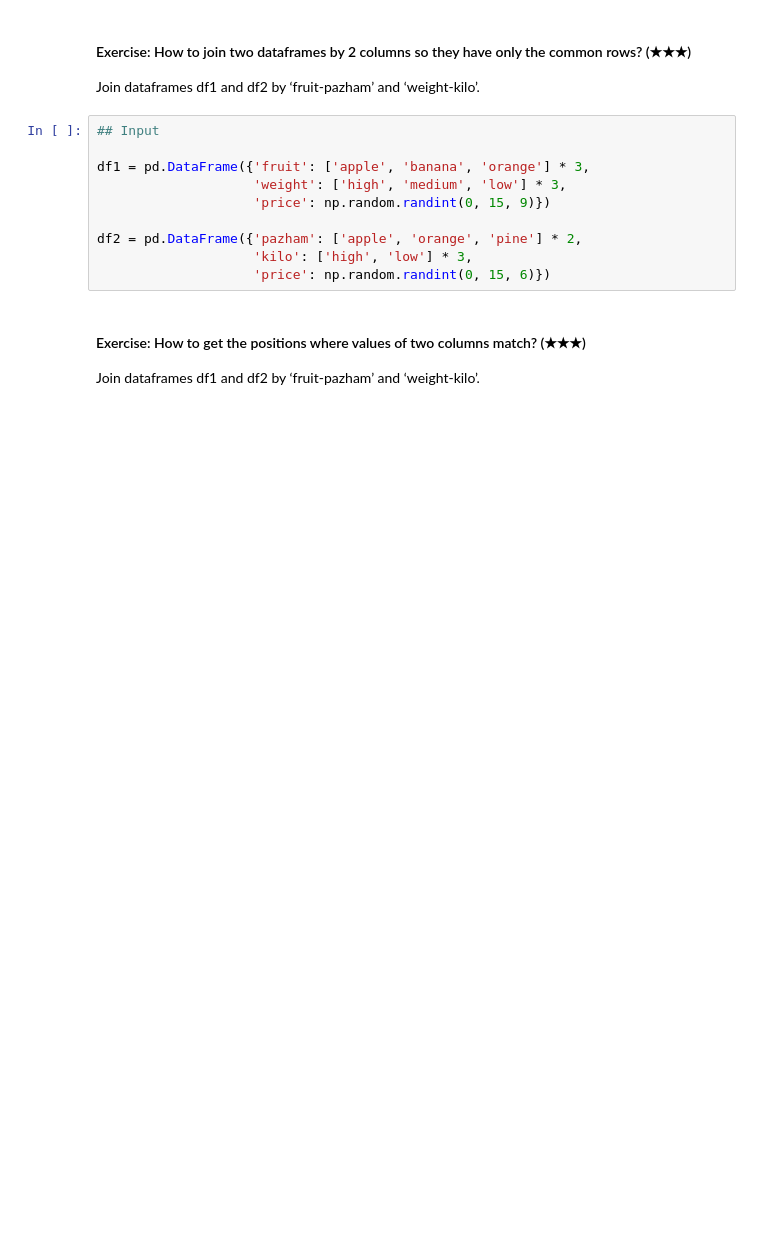
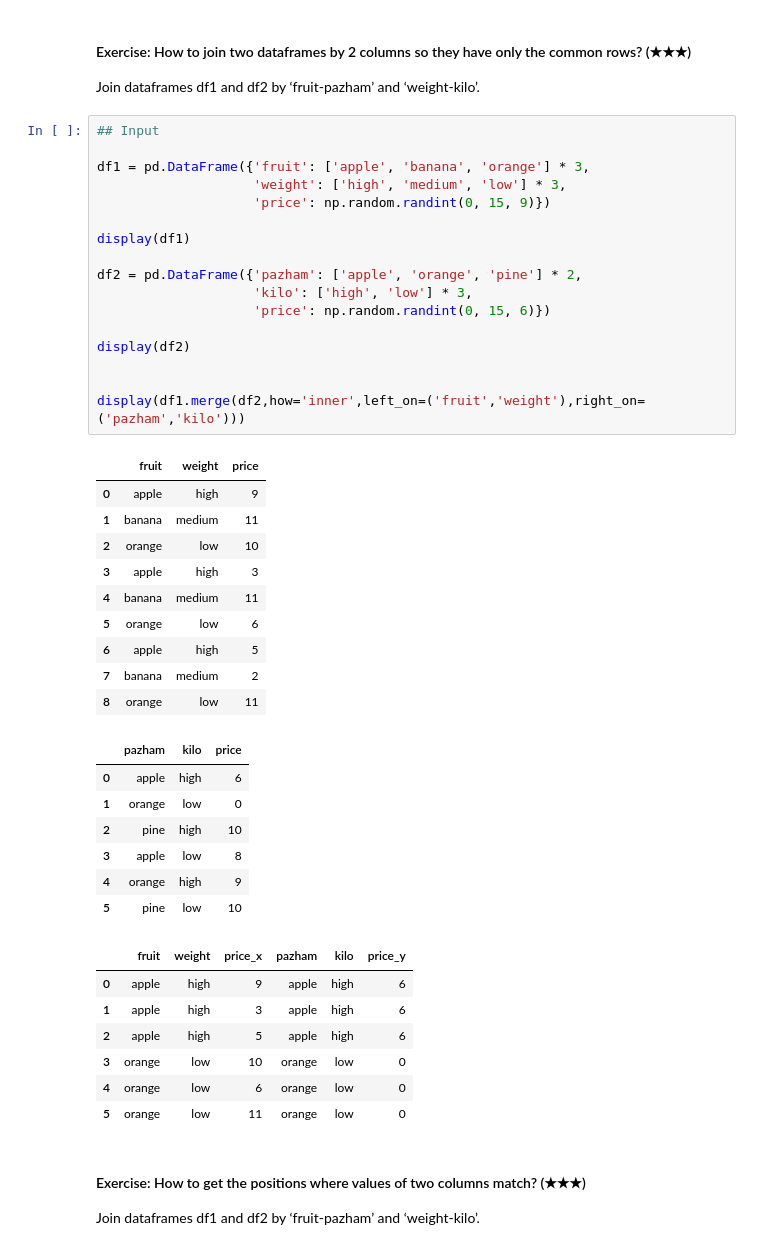
Before and after one commit to spannozzo/machine-learning-prework, a Jupyter notebook: 03-pandas/03.1-Intro-To-Pandas.ipynb, the cells around one changed output. Drawn from its saved outputs; the diff is of its cells as text; blank space fills up the shorter version.

```diff
--- a/03-pandas/03.1-Intro-To-Pandas.ipynb
+++ b/03-pandas/03.1-Intro-To-Pandas.ipynb
@@ -669,13 +880,45 @@ Join dataframes df1 and df2 by ‘fruit-pazham’ and ‘weight-kilo’.
 # %%
 ## Input
 
 df1 = pd.DataFrame({'fruit': ['apple', 'banana', 'orange'] * 3,
                     'weight': ['high', 'medium', 'low'] * 3,
                     'price': np.random.randint(0, 15, 9)})
 
+display(df1)
+
 df2 = pd.DataFrame({'pazham': ['apple', 'orange', 'pine'] * 2,
                     'kilo': ['high', 'low'] * 3,
                     'price': np.random.randint(0, 15, 6)})
+
+display(df2)
+
+
+display(df1.merge(df2,how='inner',left_on=('fruit','weight'),right_on=('pazham','kilo')))
+# %% [output]
+|  | fruit | weight | price |
+| 0 | apple | high | 9 |
+| 1 | banana | medium | 11 |
+| 2 | orange | low | 10 |
+| 3 | apple | high | 3 |
+| 4 | banana | medium | 11 |
+| 5 | orange | low | 6 |
+| 6 | apple | high | 5 |
+| 7 | banana | medium | 2 |
+| 8 | orange | low | 11 |
+|  | pazham | kilo | price |
+| 0 | apple | high | 6 |
+| 1 | orange | low | 0 |
+| 2 | pine | high | 10 |
+| 3 | apple | low | 8 |
+| 4 | orange | high | 9 |
+| 5 | pine | low | 10 |
+|  | fruit | weight | price_x | pazham | kilo | price_y |
+| 0 | apple | high | 9 | apple | high | 6 |
+| 1 | apple | high | 3 | apple | high | 6 |
+| 2 | apple | high | 5 | apple | high | 6 |
+| 3 | orange | low | 10 | orange | low | 0 |
+| 4 | orange | low | 6 | orange | low | 0 |
+| 5 | orange | low | 11 | orange | low | 0 |
 # %% [markdown]
 #### Exercise: How to get the positions where values of two columns match? (★★★)
 Join dataframes df1 and df2 by ‘fruit-pazham’ and ‘weight-kilo’.
```
Also changed, not shown: parts of 12 cells of this notebook.
